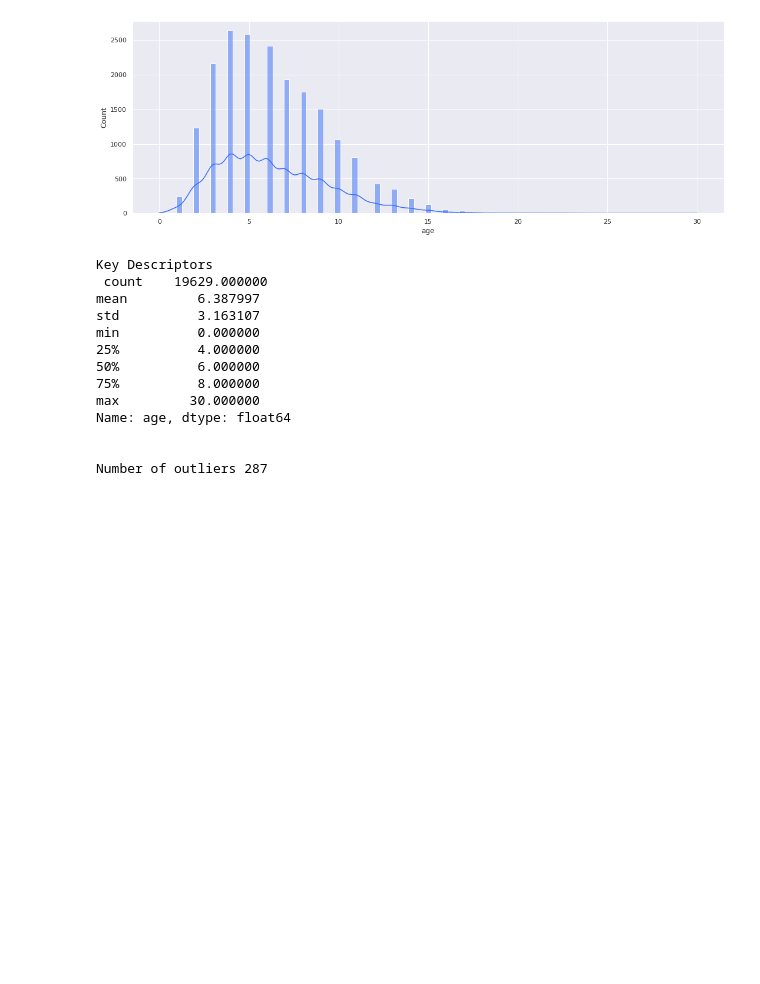
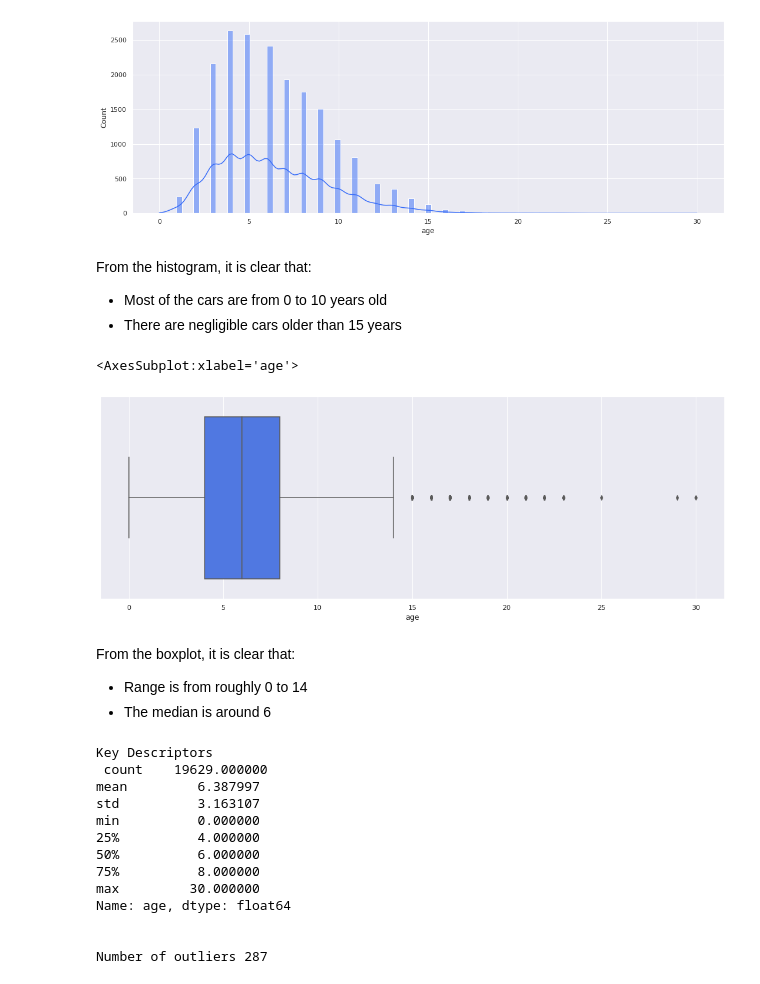
Before and after one commit to bhaveshjain1612/Car-Resale-Analysis-and-Prediction, a Jupyter notebook: Data Analytics.ipynb, the cells around one changed output. Cells and saved outputs as stored; diff of their text form; code cells hidden in the pictures; blank space fills up the shorter version.

```diff
--- a/Data Analytics.ipynb
+++ b/Data Analytics.ipynb
@@ -118,6 +222,20 @@ sns.histplot(data=data['age'],bins=95,kde=True)
 # %% [output]
 <AxesSubplot:xlabel='age', ylabel='Count'>
 [figure]
+# %% [markdown]
+From the histogram, it is clear that:<br>
+- Most of the cars are from 0 to 10 years old
+- There are negligible cars older than 15 years
+# %%
+plt.figure(figsize=(18,6))
+sns.boxplot(data=data,x='age')
+# %% [output]
+<AxesSubplot:xlabel='age'>
+[figure, added]
+# %% [markdown]
+From the boxplot, it is clear that:<br>
+- Range is from roughly 0 to 14
+- The median is around 6
 # %%
 age_outliers = Outlier_params(data,'age')
 print('Key Descriptors','\n',age_outliers.descriptors)
```
Also changed, not shown: parts of 28 cells of this notebook.
